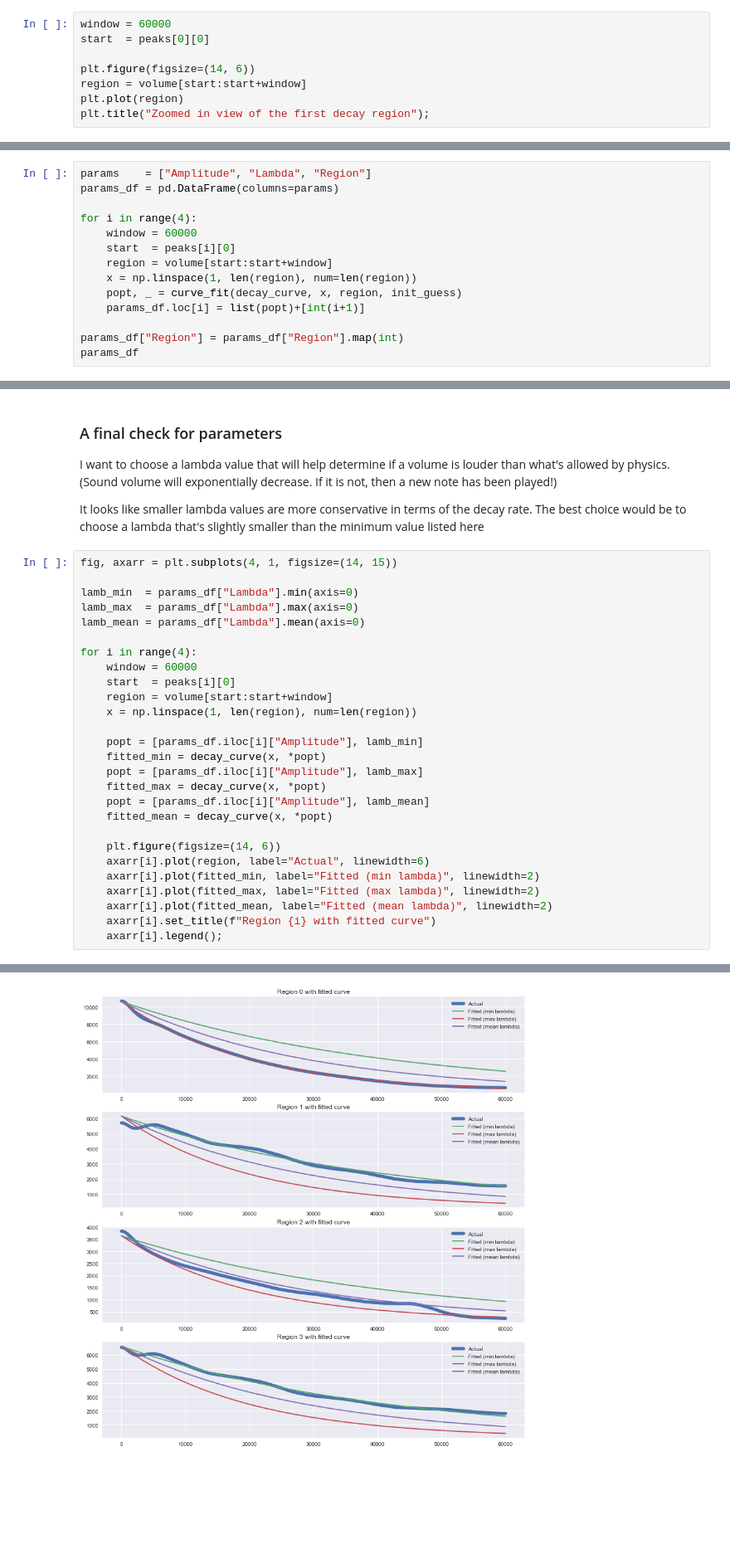
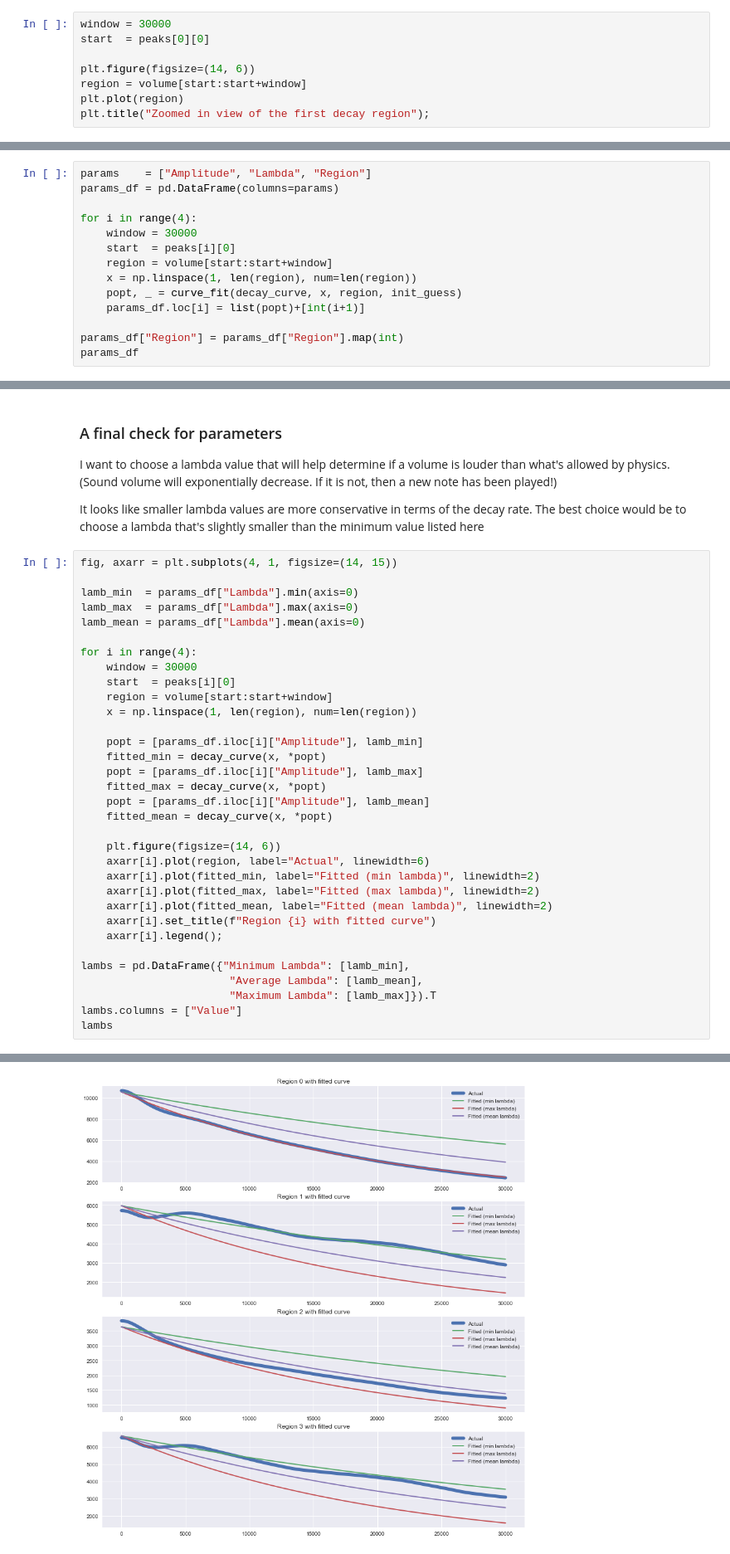
Before and after one commit to pstetz/Pitch-Perfect, a Jupyter notebook: decay.ipynb, the cells around one changed output, grey strips where cells are left out. Shown at 83% size. Cells and saved outputs as stored; diff of their text form; blank space fills up the shorter version.

```diff
--- a/decay.ipynb
+++ b/decay.ipynb
@@ -82,7 +82,7 @@ plt.title("Decay regions and their respective start points");
 # %% [markdown]
 ### Just choose the first one
 # %%
-window = 60000
+window = 30000
 start  = peaks[0][0]
 
 plt.figure(figsize=(14, 6))
@@ -122,7 +122,7 @@ params    = ["Amplitude", "Lambda", "Region"]
 params_df = pd.DataFrame(columns=params)
 
 for i in range(4):
-    window = 60000
+    window = 30000
     start  = peaks[i][0]
     region = volume[start:start+window]
     x = np.linspace(1, len(region), num=len(region))
@@ -151,7 +151,7 @@ lamb_max  = params_df["Lambda"].max(axis=0)
 lamb_mean = params_df["Lambda"].mean(axis=0)
 
 for i in range(4):
-    window = 60000
+    window = 30000
     start  = peaks[i][0]
     region = volume[start:start+window]
     x = np.linspace(1, len(region), num=len(region))
@@ -170,4 +170,10 @@ for i in range(4):
     axarr[i].plot(fitted_mean, label="Fitted (mean lambda)", linewidth=2)
     axarr[i].set_title(f"Region {i} with fitted curve")
     axarr[i].legend();
+
+lambs = pd.DataFrame({"Minimum Lambda": [lamb_min],
+                       "Average Lambda": [lamb_mean],
+                       "Maximum Lambda": [lamb_max]}).T
+lambs.columns = ["Value"]
+lambs
 # %% [output]
@@ -174,4 +184,4 @@ for i in range(4):
-[figure, old version]
+[figure, new version]
 <matplotlib.figure.Figure at 0x...>
 <matplotlib.figure.Figure at 0x...>
 <matplotlib.figure.Figure at 0x...>
```
Also changed, not shown: parts of 4 cells of this notebook, 1 other file.
